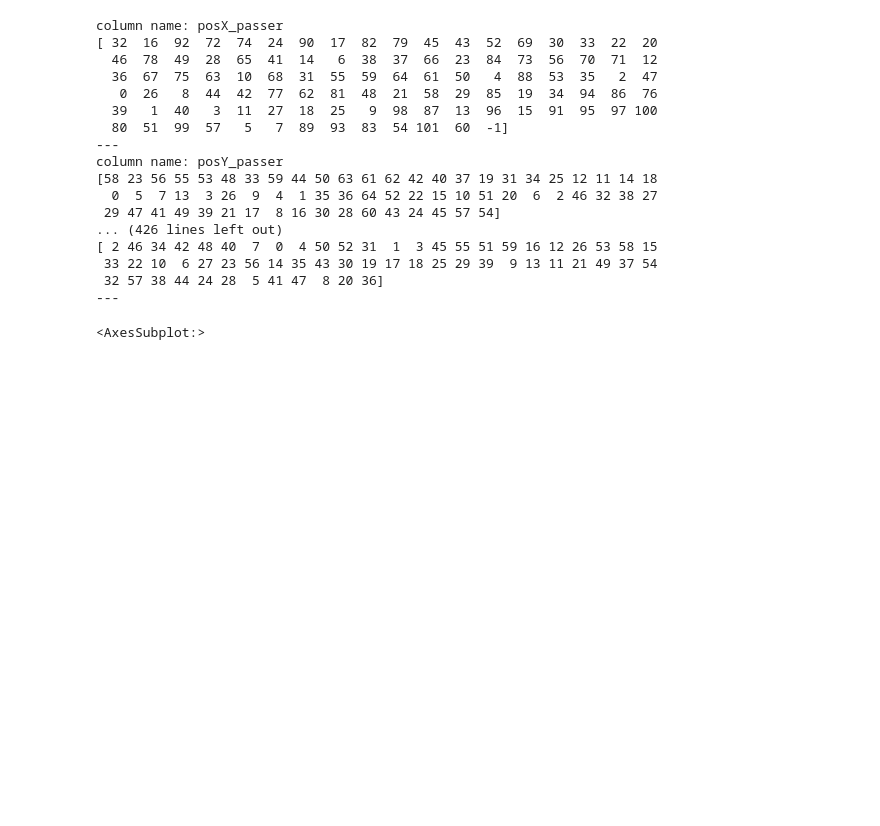
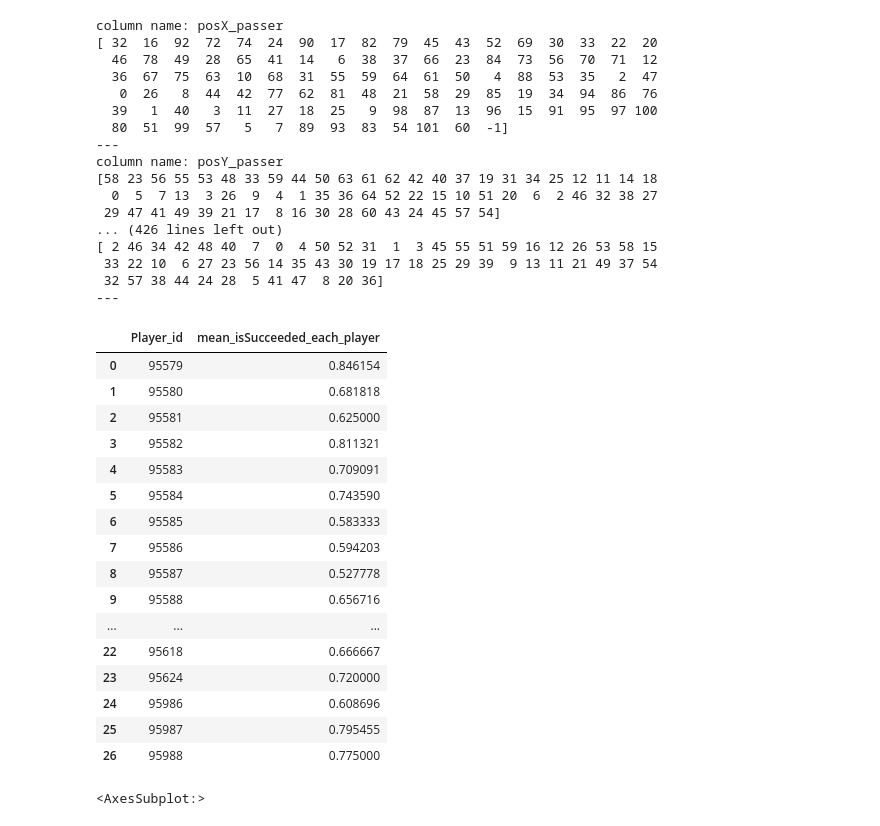
Before and after one commit to HorusLiang/forward_football_assignment, a Jupyter notebook: data_preprocssing.ipynb, the cells around one changed output. Cells and saved outputs as stored; diff of their text form; code cells hidden in the pictures; blank space fills up the shorter version.

Commit message:
groupby_feature
gradient_boosting: 0.7536842105263158

```diff
--- a/data_preprocssing.ipynb
+++ b/data_preprocssing.ipynb
@@ -124,6 +184,28 @@ df['Pressure level']=df['Pressure level'].replace({"Full Pressure":2,"Limited Pr
 df['Zone']=df['Zone'].replace({'Attack':0,'Defence':1,'Mid field':2})
 df['Playing direction_first half']=df['Playing direction_first half'].replace({'left':0,'right':1})
 df['Playing direction_second half']=df['Playing direction_second half'].replace({'left':0,'right':1})
+# %%
+# generate features based on groupby Player_id
+
+df.groupby(['Player_id'])['isSucceeded'].mean().reset_index(name='mean_isSucceeded_each_player')
+# %% [output]
+|  | Player_id | mean_isSucceeded_each_player |
+| 0 | 95579 | 0.846154 |
+| 1 | 95580 | 0.681818 |
+| 2 | 95581 | 0.625000 |
+| 3 | 95582 | 0.811321 |
+| 4 | 95583 | 0.709091 |
+| 5 | 95584 | 0.743590 |
+| 6 | 95585 | 0.583333 |
+| 7 | 95586 | 0.594203 |
+| 8 | 95587 | 0.527778 |
+| 9 | 95588 | 0.656716 |
+| ... | ... | ... |
+| 22 | 95618 | 0.666667 |
+| 23 | 95624 | 0.720000 |
+| 24 | 95986 | 0.608696 |
+| 25 | 95987 | 0.795455 |
+| 26 | 95988 | 0.775000 |
 # %%
 def get_none_percent(df):
     return df.isna().sum()/df.shape[0]
```
Also changed, not shown: parts of 6 cells of this notebook, 1 other file.
